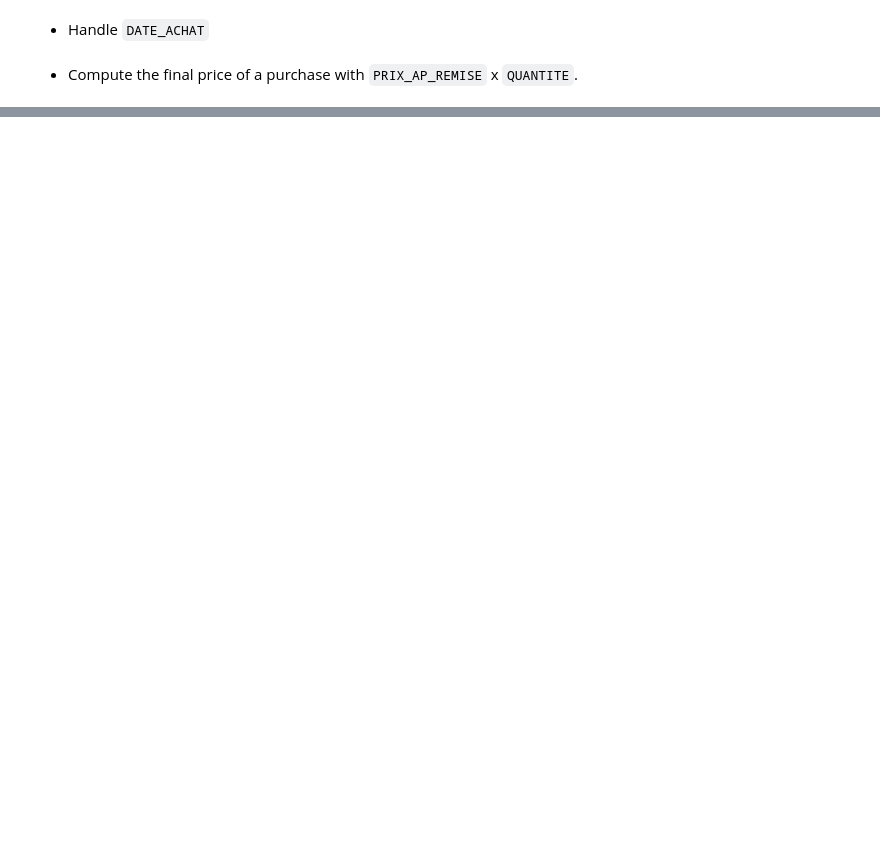
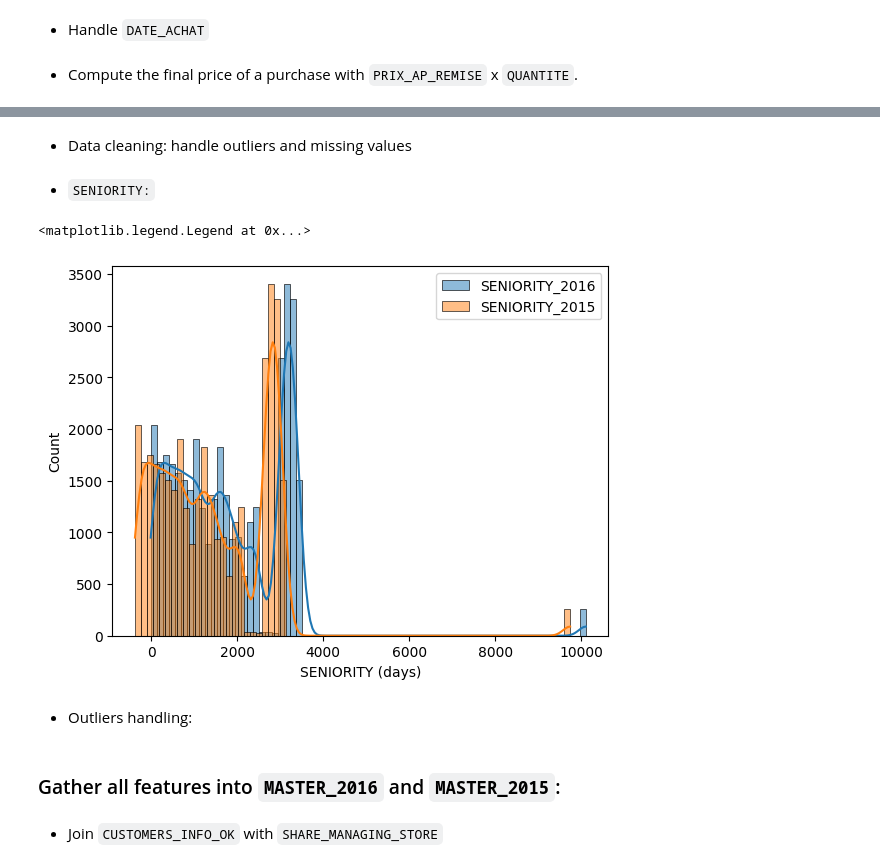
Before and after one commit to lucasmtse/Client-Segmentation, a Jupyter notebook: Notebook_segmentation.ipynb, the cells around one changed output, grey strips where cells are left out. Drawn from its saved outputs; the diff is of its cells as text; code cells hidden in the pictures; blank space fills up the shorter version.

Commit message:
End data preparation, Data viz and dave final df

```diff
--- a/Notebook_segmentation.ipynb
+++ b/Notebook_segmentation.ipynb
@@ -122,0 +393,3 @@ max_date_RFM_2015 = RECEIPTS_INFO_OK['DATE_ACHAT'].max() - pd.DateOffset(days=36
+# %%
+# Copy of CUSTOMERS_INFO to work on it:
+CUSTOMERS_INFO_OK = CUSTOMERS_INFO.copy()
@@ -122,0 +398,38 @@ max_date_RFM_2015 = RECEIPTS_INFO_OK['DATE_ACHAT'].max() - pd.DateOffset(days=36
+# %%
+CUSTOMERS_INFO_OK["BIRTH_YEAR"] = CUSTOMERS_INFO_OK["DATE_NAISS_A"]
+CUSTOMERS_INFO_OK["BIRTH_MONTH"] = CUSTOMERS_INFO_OK["DATE_NAISS_M"]
+CUSTOMERS_INFO_OK["BIRTH_DAY"] = CUSTOMERS_INFO_OK["DATE_NAISS_J"]
+
+CUSTOMERS_INFO_OK["BIRTH_DATE"] = pd.to_datetime(
+    dict(
+        year = CUSTOMERS_INFO_OK["BIRTH_YEAR"],
+        month = CUSTOMERS_INFO_OK["BIRTH_MONTH"],
+        day = CUSTOMERS_INFO_OK["BIRTH_DAY"]
+    ),
+    errors  = 'coerce'
+)
+
+CUSTOMERS_INFO_OK["AGE_2016"] = 2016 - CUSTOMERS_INFO_OK["BIRTH_YEAR"]
+CUSTOMERS_INFO_OK["AGE_2015"] = 2015 - CUSTOMERS_INFO_OK["BIRTH_YEAR"]
+# %% [markdown]
+- Data cleaning: handle outliers and missing values
+# %%
+CUSTOMERS_INFO_OK["AGE_2016"] = CUSTOMERS_INFO_OK["AGE_2016"].where((CUSTOMERS_INFO_OK["AGE_2016"] >= 15) & (CUSTOMERS_INFO_OK["AGE_2016"] <= 90), np.nan)
+CUSTOMERS_INFO_OK["AGE_2015"] = CUSTOMERS_INFO_OK["AGE_2015"].where((CUSTOMERS_INFO_OK["AGE_2015"] >= 15) & (CUSTOMERS_INFO_OK["AGE_2015"] <= 90), np.nan)
+# %% [markdown]
+- `SENIORITY:`
+# %%
+CUSTOMERS_INFO_OK["DATE_CREATION_CARTE"] = pd.to_datetime(CUSTOMERS_INFO_OK["DATE_CREATION_CARTE"], format="%d/%m/%Y")
+CUSTOMERS_INFO_OK["SENIORITY_2016"] = (max_date_RFM_2016 - CUSTOMERS_INFO_OK['DATE_CREATION_CARTE']).dt.days
+CUSTOMERS_INFO_OK["SENIORITY_2015"] = (max_date_RFM_2015 - CUSTOMERS_INFO_OK['DATE_CREATION_CARTE']).dt.days
+# %%
+import matplotlib.pyplot as plt
+sns.histplot(CUSTOMERS_INFO_OK["SENIORITY_2016"], label="SENIORITY_2016", kde=True)
+sns.histplot(CUSTOMERS_INFO_OK["SENIORITY_2015"], label="SENIORITY_2015", kde=True)
+plt.xlabel("SENIORITY (days)")
+plt.legend()
+# %% [output]
+<matplotlib.legend.Legend at 0x...>
+[figure, added]
+# %% [markdown]
+- Outliers handling:
@@ -122,0 +442,4 @@ max_date_RFM_2015 = RECEIPTS_INFO_OK['DATE_ACHAT'].max() - pd.DateOffset(days=36
+# %% [markdown]
+### Gather all features into `MASTER_2016` and `MASTER_2015`:
+# %% [markdown]
+- Join `CUSTOMERS_INFO_OK` with `SHARE_MANAGING_STORE`
```
Also changed, not shown: parts of 70 cells of this notebook, 2 other files.
